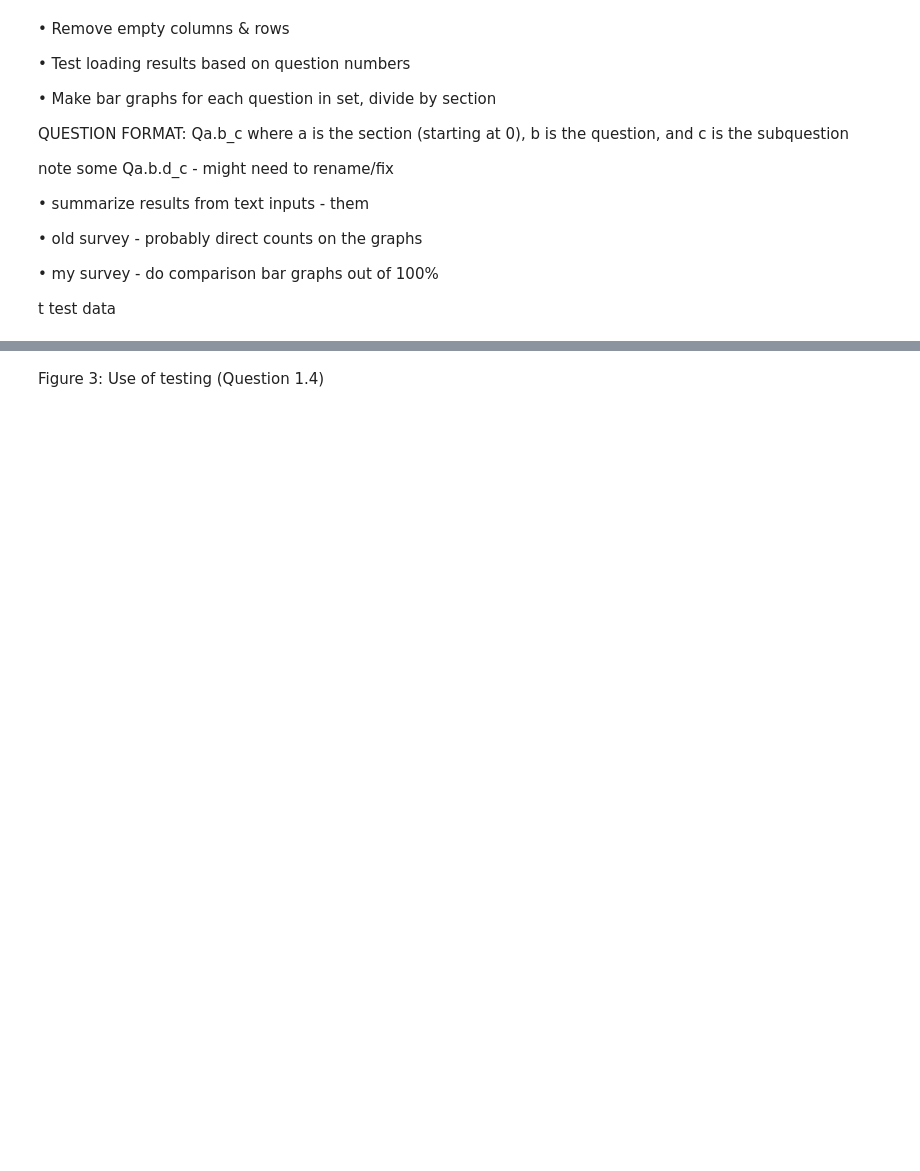
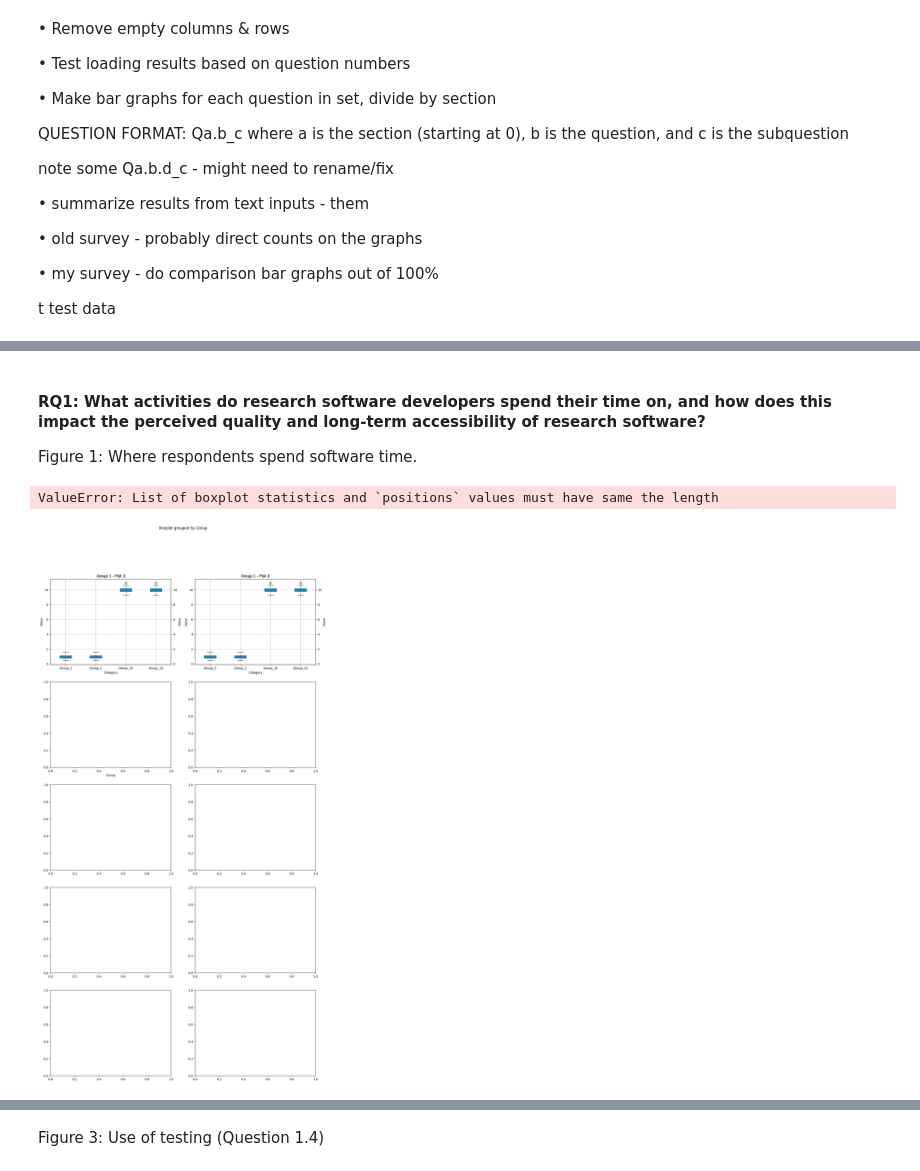
Before and after one commit to Not-Abram/Survey-for-Improving-Research-Software-Engineering-in-Mathematics, a Jupyter notebook: notebooks/testing.ipynb, the cells around one changed output, grey strips where cells are left out. Saved outputs shown, nothing was run; the diff lists cells and outputs as text; code cells hidden in the pictures; blank space fills up the shorter version.

Commit message:
additional proprocessing, fighting with boxplots

```diff
--- a/notebooks/testing.ipynb
+++ b/notebooks/testing.ipynb
@@ -25,0 +108,72 @@ t test data
+# %% [markdown]
+#### RQ1: What activities do research software developers spend their time on, and how does this impact the perceived quality and long-term accessibility of research software?
+
+Figure 1: Where respondents spend software time.
+# %%
+# Example data generation (replace with actual data)
+np.random.seed(42)
+data = {
+    'Group': [],
+    'Value': []
+}
+
+for group in range(10):  # Generates 10 groups to demo
+    n = 50  # samples per group
+    # Generate random values for the group
+    data['Group'].extend([f'Group_{group+1}'] * n)
+    data['Value'].extend(np.random.normal(group + 1, 0.3, n))
+
+df = pd.DataFrame(data)
+
+# Create a figure with a 5x2 grid of box plots (each cell has two subplots)
+fig, axes = plt.subplots(5, 2, figsize=(15, 30))
+plt.tight_layout(pad=5)  # Adjust padding to prevent overlapping
+
+# Iterate through each row in the grid
+for i in range(5):
+    for j in range(2):
+        # Each cell contains two box plots side by side
+
+        # First subplot (left)
+        ax = axes[i, j]
+        subset = df[df['Group'].str.contains(f'Group_{i+1}')]
+
+        # Create the first box plot
+        bp = subset.boxplot('Value', by='Group',
+                            positions=[0.5, 2.5],
+                            widths=0.4,
+                            patch_artist=True,
+                            ax=ax)
+
+        # Customization for the first box plot
+        ax.set_title(f'Group {i+1} - Plot 1')
+        ax.set_xlabel('Category')
+        ax.set_ylabel('Value')
+        ax.grid(True, axis='y', linestyle='--', alpha=0.7)
+
+
+
+        # Second subplot (right) within the same cell
+        ax2 = ax.twinx()
+
+        # Create the second box plot
+        subset2 = df[df['Group'].str.contains(f'Group_{i+1}')]
+        bp2 = subset2.boxplot('Value', by='Group',
+                              positions=[1.5, 3.5],
+                              widths=0.4,
+                              patch_artist=True,
+                              ax=ax2)
+
+        # Customization for the second box plot
+        ax2.set_title(f'Group {i+1} - Plot 2')
+        ax2.set_xlabel('Category')
+        ax2.set_ylabel('Value')
+        ax2.grid(True, axis='y', linestyle='--', alpha=0.7)
+
+
+# Adjust layout to prevent overlapping
+plt.tight_layout()
+plt.show()
+# %% [output]
+ValueError: List of boxplot statistics and `positions` values must have same the length
+[figure, added]
```
Also changed, not shown: parts of 5 cells of this notebook, 1 other file.
